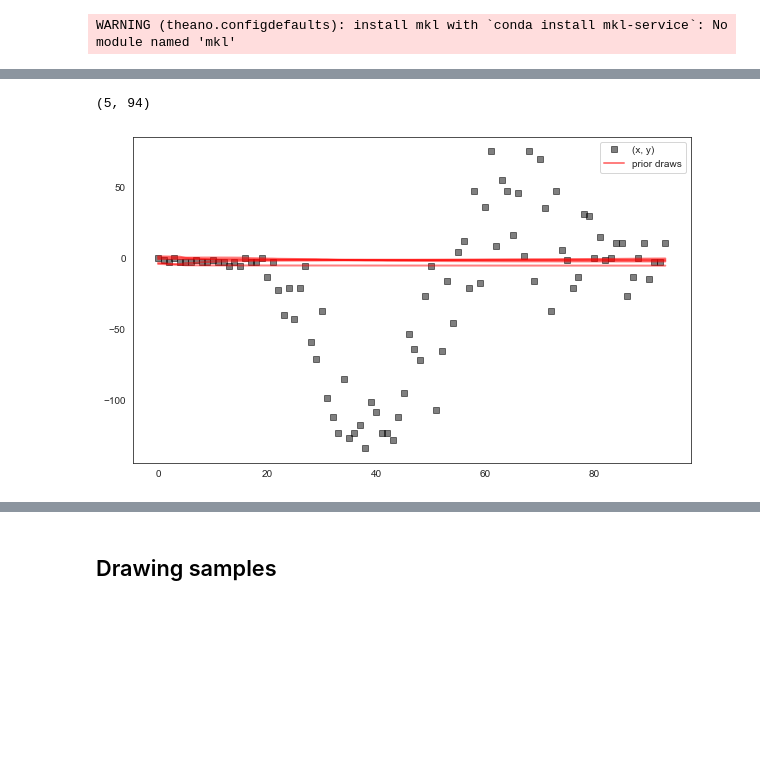
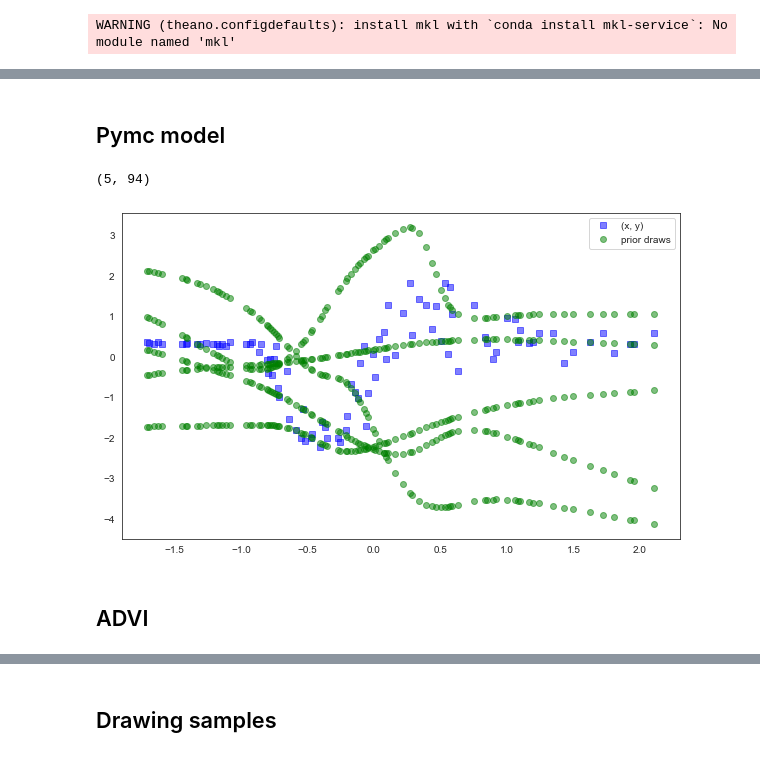
Before and after one commit to sharmila-k/BNN, a Jupyter notebook: 2_pymc3/2eg_BNN_Advi_fulldata.ipynb, the cells around one changed output, grey strips where cells are left out. Cells and saved outputs as stored; diff of their text form; code cells hidden in the pictures; blank space fills up the shorter version.

```diff
--- a/2_pymc3/2eg_BNN_Advi_fulldata.ipynb
+++ b/2_pymc3/2eg_BNN_Advi_fulldata.ipynb
@@ -56,0 +66,34 @@ print (np.shape(X_test), np.shape(y_test))
+# %%
+# Scaling dataset
+
+from sklearn.preprocessing import StandardScaler
+
+scaler_X = StandardScaler()
+scaler_X.fit(X_train)
+X_train = scaler_X.transform(X_train)
+X_test = scaler_X.transform(X_test)
+
+scaler_y = StandardScaler()
+scaler_y.fit(y_train)
+y_train = scaler_y.transform(y_train)
+y_test = scaler_y.transform(y_test)
+
+print ('Scaling',np.shape(X_train), np.shape(y_train))
+print ('Scaling',np.shape(X_test), np.shape(y_test))
+
+#combined data
+X_data=np.vstack((X_train,X_test))
+y_data=np.vstack((y_train,y_test))
+
+print ('Scaled(train+test)',np.shape(X_data),np.shape(y_data))
+
+fig = plt.figure(figsize=(8,10))
+ax1 = fig.add_subplot(211)
+ax1.scatter(X_data,y_data,label='full data')
+ax1.legend()
+
+ax2 = fig.add_subplot(212)
+ax2.plot(X_train,y_train,'bo',label='train')
+ax2.plot(X_test,y_test,'ro',label='test')
+ax2.legend()
+plt.show()
@@ -57,3 +105,5 @@ print (np.shape(X_test), np.shape(y_test))
+# %% [markdown]
+## Pymc model
 # %%
 # Building pymc model
 
@@ -120,26 +170,28 @@ with pm.Model() as neural_network:
 # %%
 #checking prior draws
 
 with neural_network:
     preds =[DNN(X_data, weights_in_1.random(), bias_in_1.random(), weights_1_2.random(), bias_1_2.random(), weights_2_out.random(), bias_2_out.random()).eval()
      for _ in range(5)]
     preds = np.asarray(preds)
     outputs = preds.reshape(preds.shape[0],preds.shape[1])
     print(np.shape(outputs))
 
     fig = plt.figure(figsize=(10, 6))
     ax = fig.add_subplot(111)
-    ax.plot(y_data, 'ks', alpha=0.5, label='(x, y)') # full data (train+test)
-    ax.plot(outputs[0].T, 'r', lw=2, alpha=0.5, label='prior draws')
-    ax.plot(outputs[1:].T, 'r', lw=2, alpha=0.5)
+    ax.plot(X_data, y_data, 'bs', alpha=0.5, label='(x, y)') # full data (train+test)
+    ax.plot(X_data,outputs[0].T, 'go', alpha=0.5, label='prior draws')
+    ax.plot(X_data,outputs[1:].T, 'go', alpha=0.5)
     ax.legend()
     plt.show()
 # %% [output]
 (5, 94)
-[figure, old version]
+[figure, new version]
 # %%
 from pymc3.theanof import set_tt_rng, MRG_RandomStreams
 set_tt_rng(MRG_RandomStreams(42))
+# %% [markdown]
+## ADVI
 # %%
 # Carrying out ADVI
 
```
Also changed, not shown: parts of 14 cells of this notebook, 2 other files.
